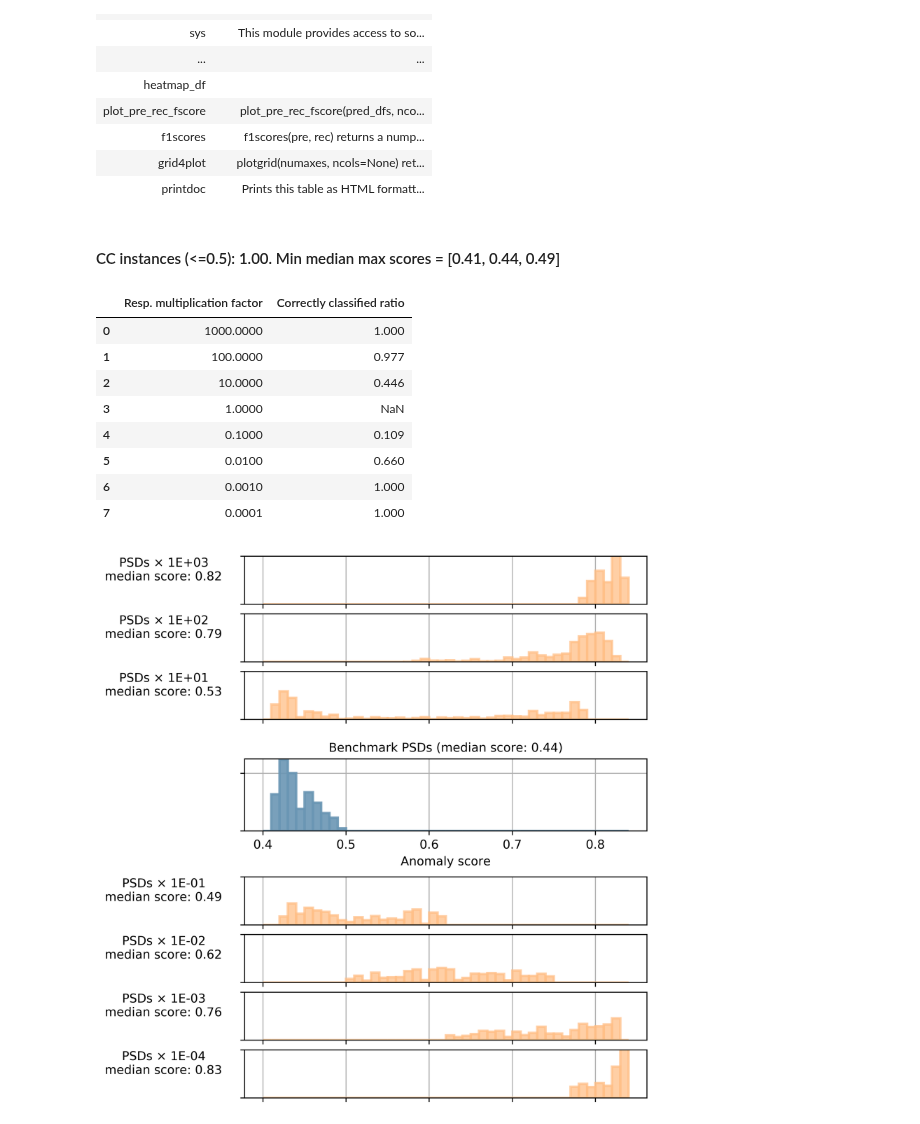
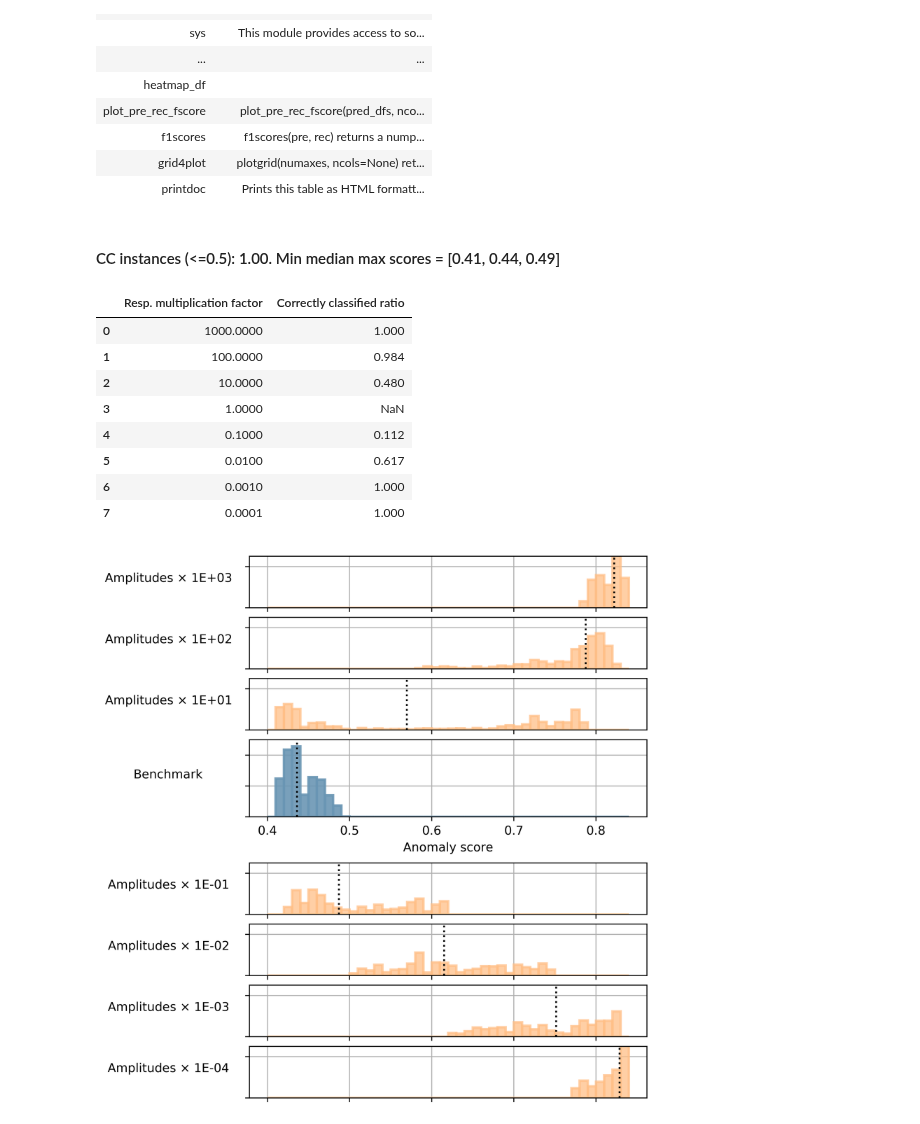
Before and after one commit to rizac/sod, a Jupyter notebook: sod/jupyter/Evaluate_gain_factor.ipynb, the cells around one changed output. Drawn from its saved outputs; the diff is of its cells as text; code cells hidden in the pictures.

Commit message:
fixing plots before submission

```diff
--- a/sod/jupyter/Evaluate_gain_factor.ipynb
+++ b/sod/jupyter/Evaluate_gain_factor.ipynb
@@ -55,7 +55,8 @@ rc('text', usetex=True)
 factors =  [0.0001, 0.001, 0.01, 0.1, 1, 10, 100, 1000][::-1]  # [0.0005, 0.001, 0.01, 0.1, 1, 10, 100, 150, 1000]
 
 fig = plt.figure(constrained_layout=True)
-gsp = fig.add_gridspec(len(factors), 1, height_ratios = [1,1,1,1.5,1,1,1,1])  # width_ratios=[1,5], hspace=0)
+gsp = fig.add_gridspec(len(factors), 1, hspace=0,
+                       height_ratios = [1,1,1,1.5,1,1,1,1])  # width_ratios=[1,5], hspace=0)
 axss = []
 
 bins = np.arange(0.4, 0.85, 0.01)
@@ -93,38 +94,42 @@ for i, factor in enumerate(factors):
     # ax.annotate(f'Factor: {factor:.2E}', xy=(0,1))
     if factor != 1:  # i < len(factors)-1:
         ax.set_xticklabels([])
     else:
         ax.set_xlabel('Anomaly score')
     ax.set_ylim([0, 250])
     ax.set_yticklabels([])
 
+    ax.axvline(np.nanmedian(scores_), linestyle=':', color='k')
     if factor == 1:
-        text = f'\nBenchmark PSDs (median score: {np.nanmedian(scores_):.2f})'
-        ax.set_title(text)
+        # text = f'\nBenchmark PSDs (median score: {np.nanmedian(scores_):.2f})'
+        # ax.set_title(text)
+        text = f'Benchmark'
+        ax.set_ylabel(text, rotation=0, labelpad=60, va='baseline')
     else:
-        text = f'PSDs $\\times$ {factor:.0E}\nmedian score: {np.nanmedian(scores_):.2f}'
+        # text = f'Amplitudes $\\times$ {factor:.0E}\nmedian score: {np.nanmedian(scores_):.2f}'
+        text = f'Amplitudes $\\times$ {factor:.0E}'
         ax.set_ylabel(text, rotation=0, labelpad=60, va='baseline')
 
     axss.append(ax)
 
 #     ax_label = fig.add_subplot(gsp[i, 0])
 #     ax_label.text(0.8, 1, text, ha='right', va='top', rotation=0, linespacing=2)  # , family='monospace')
 #     ax_label.set_axis_off()
 
     data['Resp. multiplication factor'].append(factor)
     data['Correctly classified ratio'].append(cc_)
 
 # samey(axss)
 display(pd.DataFrame(data))
 # %% [output]
 CC instances (<=0.5): 1.00. Min median max scores = [0.41, 0.44, 0.49]
 |  | Resp. multiplication factor | Correctly classified ratio |
 | 0 | 1000.0000 | 1.000 |
-| 1 | 100.0000 | 0.977 |
-| 2 | 10.0000 | 0.446 |
+| 1 | 100.0000 | 0.984 |
+| 2 | 10.0000 | 0.480 |
 | 3 | 1.0000 | NaN |
-| 4 | 0.1000 | 0.109 |
-| 5 | 0.0100 | 0.660 |
+| 4 | 0.1000 | 0.112 |
+| 5 | 0.0100 | 0.617 |
 | 6 | 0.0010 | 1.000 |
 | 7 | 0.0001 | 1.000 |
-[figure, old version]
+[figure, new version]
```
Also changed, not shown: parts of 1 cell of this notebook, 1 other file.
